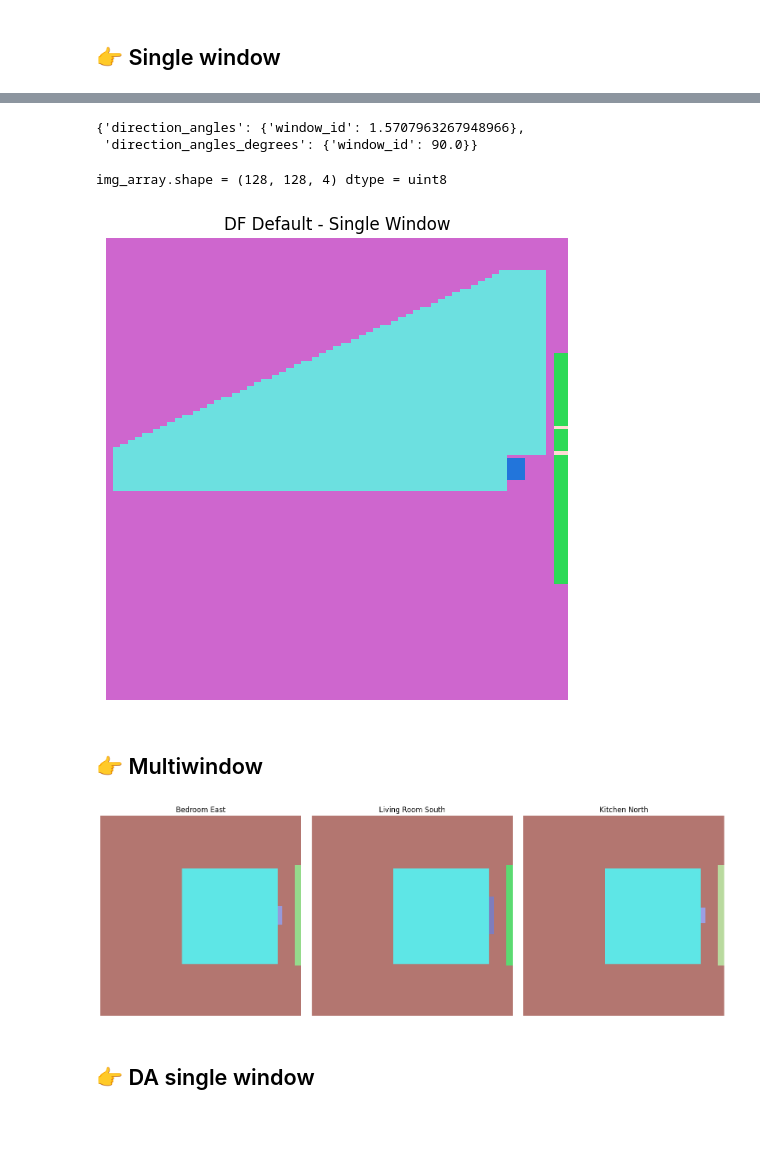
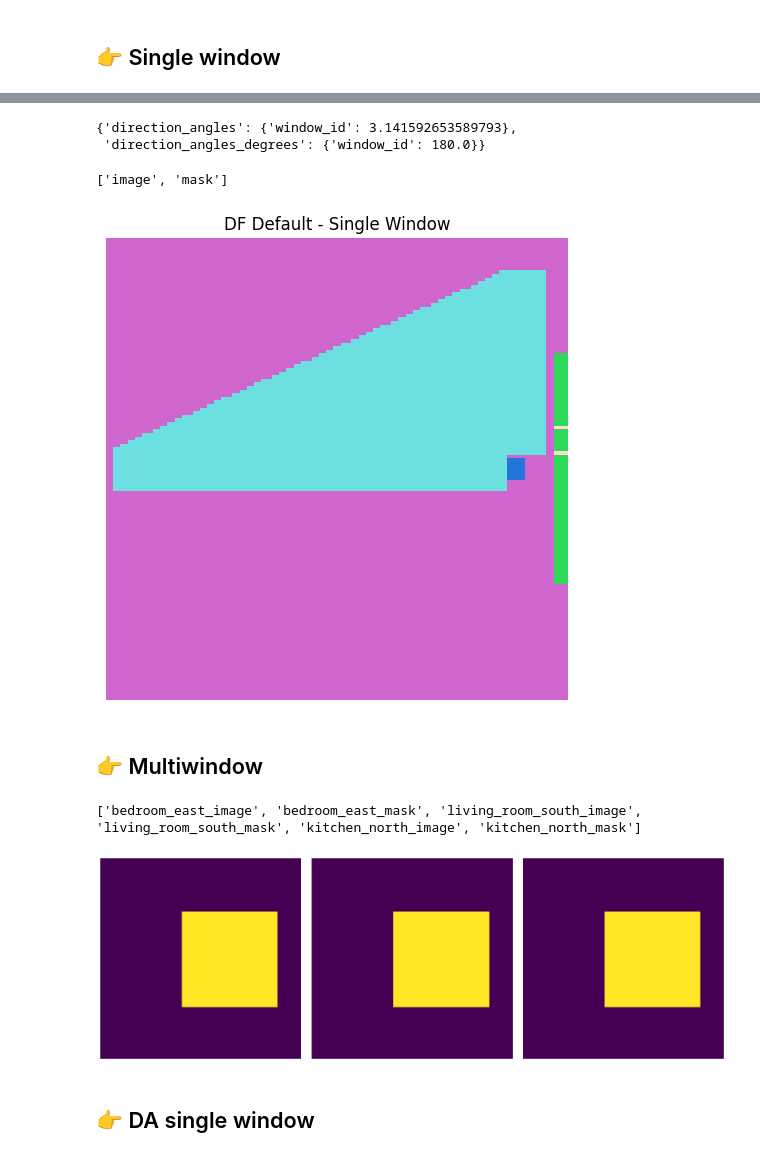
Before and after one commit to upskiller-xyz/server_encoder, a Jupyter notebook: example/demo.ipynb, the cells around one changed output, grey strips where cells are left out. Saved outputs shown, nothing was run; the diff lists cells and outputs as text; code cells hidden in the pictures; blank space fills up the shorter version.

Commit message:
feat: return room area mask

```diff
--- a/example/demo.ipynb
+++ b/example/demo.ipynb
@@ -48,8 +48,8 @@ pld = {
     "room_polygon": [[0, 0], [0, 7], [-3, 7], [-3, 0]],
     "windows": {
       "window_id": {
-        "x1": -0.2, "y1": 0, "z1": 10.9,
-        "x2": -2, "y2": 0.2, "z2": 11.9,
+        "x1": -3, "y1": 2, "z1": 10.9,
+        "x2": -3, "y2": 5.2, "z2": 11.9,
       }
     }
   }
@@ -58,8 +58,8 @@ pld = {
 response = requests.post(f"{SERVER_URL}/calculate-direction", json=pld)
 response.json()
 # %% [output]
-{'direction_angles': {'window_id': 1.5707963267948966},
- 'direction_angles_degrees': {'window_id': 90.0}}
+{'direction_angles': {'window_id': 3.141592653589793},
+ 'direction_angles_degrees': {'window_id': 180.0}}
 # %%
 # [[50, 50], [55, 39],[55, 32],[50, 32],[50, 39], [49, 39], [49, 50]],
 oa = [0] * 64
@@ -89,49 +89,68 @@ obstruction_request = {
 response = requests.post(f"{SERVER_URL}/encode", json=obstruction_request)
 
 if response.status_code == 200:
-    Path("encoded_df_default.png").write_bytes(response.content)
-    img = Image.open(io.BytesIO(response.content))
-    img_array = np.array(img)
-    print("img_array.shape =", img_array.shape, "dtype =", img_array.dtype)
+    npz_data = np.load(io.BytesIO(response.content))
+    keys = list(npz_data.keys())
+    print(keys)
+    image_key = [k for k in keys if k.endswith('image')][0]
+    mask_key = [k for k in keys if k.endswith('mask')][0]
+
+    image = npz_data[image_key]
+    mask = npz_data[mask_key]
+    # img = npz_data['image']  # RGBA array
+    # mask = npz_data['mask']
+    # Path("encoded_df_default.png").write_bytes(response.content)
+    # img = Image.open(io.BytesIO(response.content))
+    # img_array = np.array(img)
+    # print("img_array.shape =", img_array.shape, "dtype =", img_array.dtype)
     plt.figure(figsize=(6, 6))
-    plt.imshow(img)
+    plt.imshow(image)
     plt.title("DF Default - Single Window")
     plt.axis('off')
     plt.show()
 else:
     print(f"❌ Error: {response.status_code}")
 # %% [output]
-img_array.shape = (128, 128, 4) dtype = uint8
+['image', 'mask']
 [figure]
 # %% [markdown]
 ## 👉 Multiwindow
 # %%
 import zipfile
 # Load multi-window payload from JSON file
 with open("../assets/df_custom_multi_window.json") as f:
     payload = json.load(f)
 
 response = requests.post(f"{SERVER_URL}/encode", json=payload)
 
 if response.status_code == 200:
     Path("encoded_multi_window.zip").write_bytes(response.content)
 
     images = {}
-    with zipfile.ZipFile(io.BytesIO(response.content)) as z:
-        for name in z.namelist():
-            images[name.replace('.png', '')] = Image.open(io.BytesIO(z.read(name)))
+    # with zipfile.ZipFile(io.BytesIO(response.content)) as z:
+    npz_data = np.load(io.BytesIO(response.content))
+    keys = list(npz_data.keys())
+    print(keys)
+    image_keys = [k for k in keys if k.endswith('image')]
+    mask_keys = [k for k in keys if k.endswith('mask')]
+    for i in range(len(image_keys)):
+        image = npz_data[image_keys[i]]
+        mask = npz_data[mask_keys[i]]
+        images[i] = image
+        # images[name.replace('.png', '')] = Image.open(io.BytesIO(z.read(name)))
 
     fig, axes = plt.subplots(1, 3, figsize=(15, 5))
     for idx, (window_id, img) in enumerate(images.items()):
         axes[idx].imshow(img)
-        axes[idx].set_title(window_id.replace("_", " ").title())
+        # axes[idx].set_title(window_id.replace("_", " ").title())
         axes[idx].axis('off')
     plt.tight_layout()
     plt.show()
 else:
     print(f"❌ Error: {response.status_code}")
 # %% [output]
+['bedroom_east_image', 'bedroom_east_mask', 'living_room_south_image', 'living_room_south_mask', 'kitchen_north_image', 'kitchen_north_mask']
-[figure, old version]
+[figure, new version]
 # %% [markdown]
 ## 👉 DA single window
 # %%
```
Also changed, not shown: parts of 1 cell of this notebook, 8 other files.
